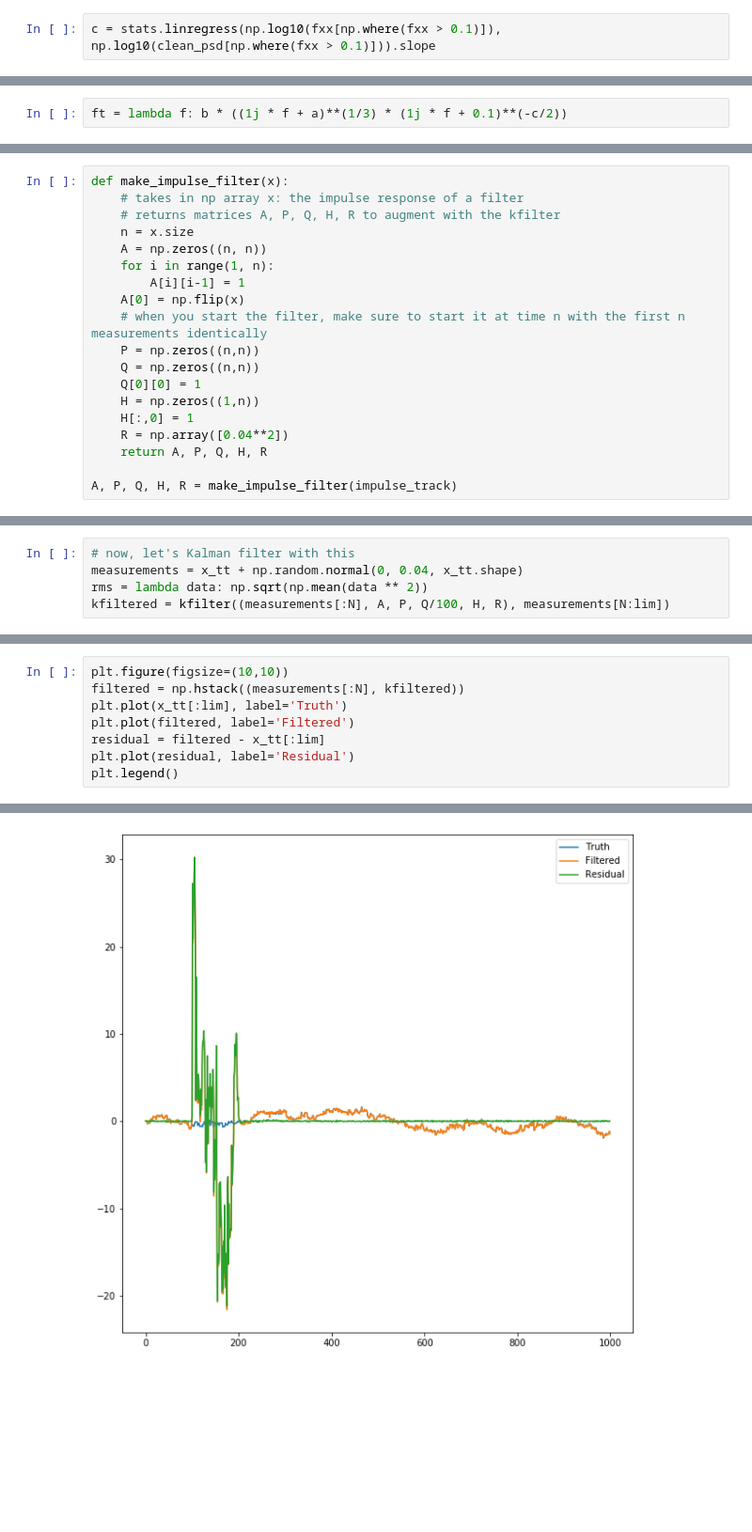
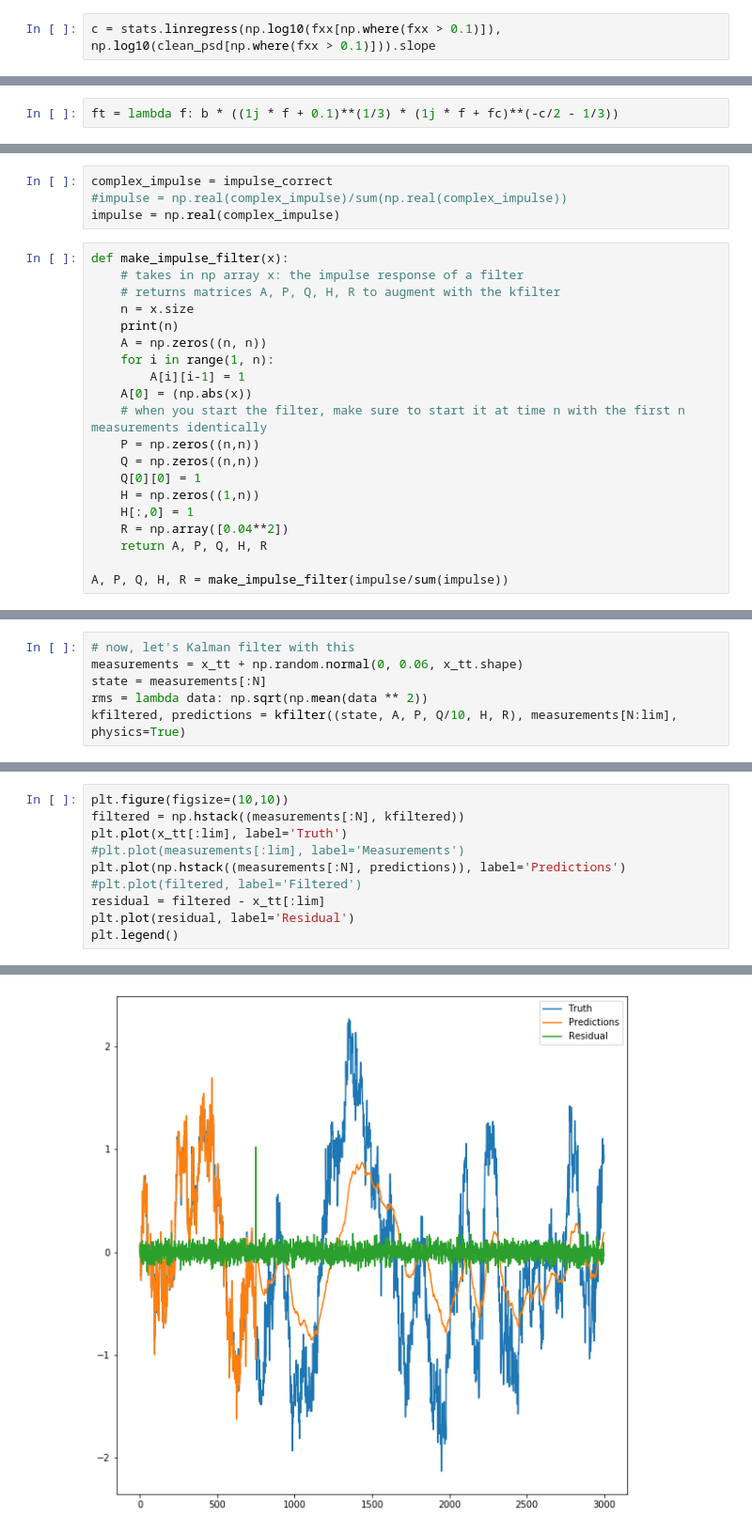
Before and after one commit to aditya-sengupta/tip-tilt-control, a Jupyter notebook: control/dev/impulse_filter.ipynb, the cells around one changed output, grey strips where cells are left out. Shown at 94% size. Saved outputs shown, nothing was run; the diff lists cells and outputs as text; blank space fills up the shorter version.

```diff
--- a/control/dev/impulse_filter.ipynb
+++ b/control/dev/impulse_filter.ipynb
@@ -62,2 +70,2 @@ plt.legend()
 # %%
-ft = lambda f: b * ((1j * f + a)**(1/3) * (1j * f + 0.1)**(-c/2))
+ft = lambda f: b * ((1j * f + 0.1)**(1/3) * (1j * f + fc)**(-c/2 - 1/3))
@@ -95,12 +77,17 @@ res = filt(impulse_correct, u=x_tt[:lim])
+# %%
+complex_impulse = impulse_correct
+#impulse = np.real(complex_impulse)/sum(np.real(complex_impulse))
+impulse = np.real(complex_impulse)
 # %%
 def make_impulse_filter(x):
     # takes in np array x: the impulse response of a filter
     # returns matrices A, P, Q, H, R to augment with the kfilter
     n = x.size
+    print(n)
     A = np.zeros((n, n))
     for i in range(1, n):
         A[i][i-1] = 1
-    A[0] = np.flip(x)
+    A[0] = (np.abs(x))
     # when you start the filter, make sure to start it at time n with the first n measurements identically
     P = np.zeros((n,n))
     Q = np.zeros((n,n))
@@ -110,4 +97,4 @@ def make_impulse_filter(x):
     R = np.array([0.04**2])
     return A, P, Q, H, R
 
-A, P, Q, H, R = make_impulse_filter(impulse_track)
+A, P, Q, H, R = make_impulse_filter(impulse/sum(impulse))
@@ -114,6 +103,7 @@ A, P, Q, H, R = make_impulse_filter(impulse_track)
 # %%
 # now, let's Kalman filter with this
-measurements = x_tt + np.random.normal(0, 0.04, x_tt.shape)
+measurements = x_tt + np.random.normal(0, 0.06, x_tt.shape)
+state = measurements[:N]
 rms = lambda data: np.sqrt(np.mean(data ** 2))
-kfiltered = kfilter((measurements[:N], A, P, Q/100, H, R), measurements[N:lim])
+kfiltered, predictions = kfilter((state, A, P, Q/10, H, R), measurements[N:lim], physics=True)
 # %% [output]
@@ -121,11 +111,13 @@ steady state at step  298
 # %%
 plt.figure(figsize=(10,10))
 filtered = np.hstack((measurements[:N], kfiltered))
 plt.plot(x_tt[:lim], label='Truth')
-plt.plot(filtered, label='Filtered')
+#plt.plot(measurements[:lim], label='Measurements')
+plt.plot(np.hstack((measurements[:N], predictions)), label='Predictions')
+#plt.plot(filtered, label='Filtered')
 residual = filtered - x_tt[:lim]
 plt.plot(residual, label='Residual')
 plt.legend()
 # %% [output]
 <matplotlib.legend.Legend at 0x...>
-[figure, old version]
+[figure, new version]
```
Also changed, not shown: parts of 13 cells of this notebook, 2 other files.
